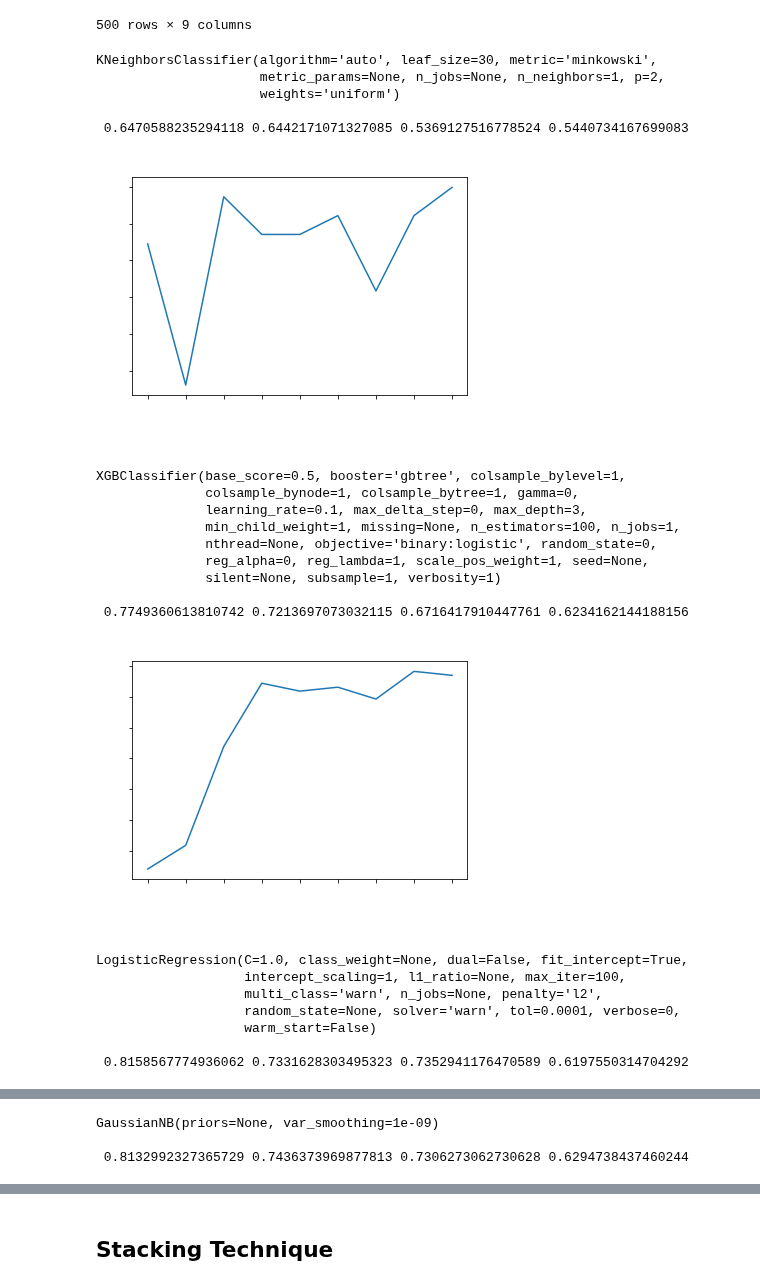
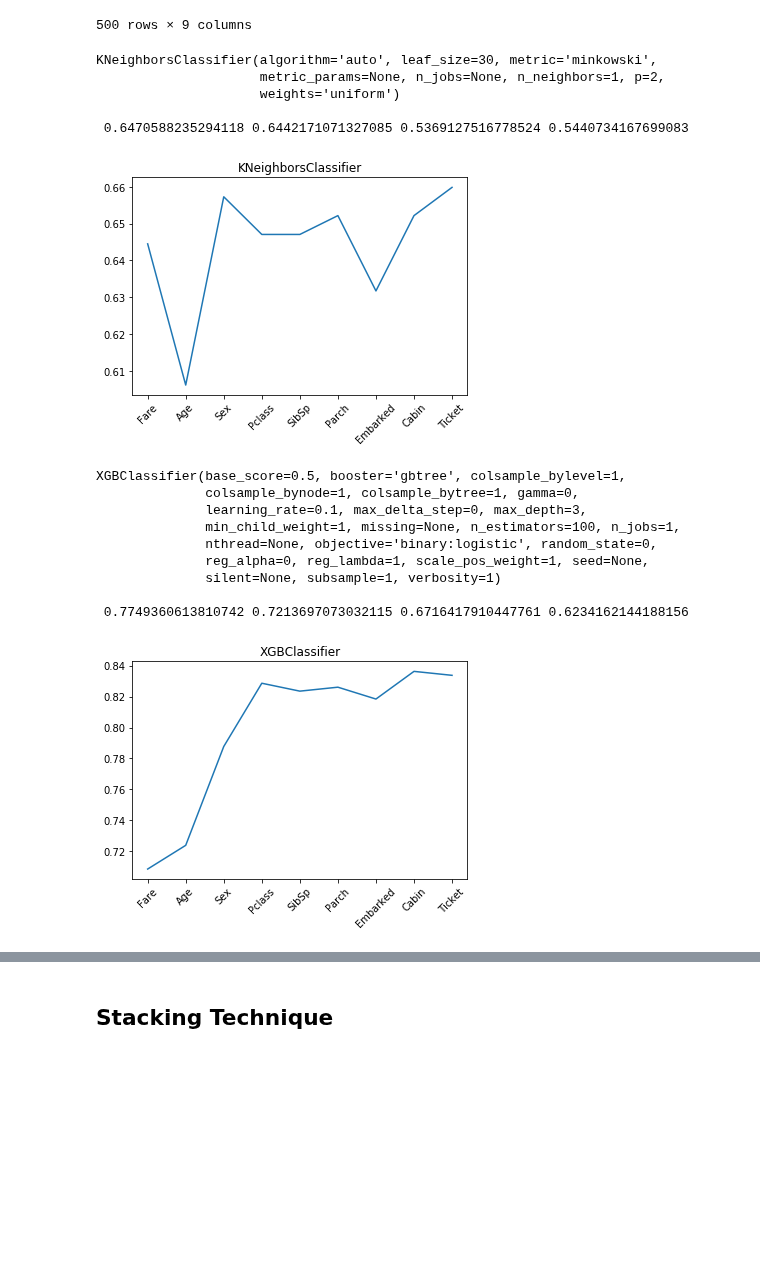
Before and after one commit to LeoFernanndes/notebooks, a Jupyter notebook: titanic_3.ipynb, the cells around one changed output, grey strips where cells are left out. Cells and saved outputs as stored; diff of their text form; code cells hidden in the pictures; blank space fills up the shorter version.

```diff
--- a/titanic_3.ipynb
+++ b/titanic_3.ipynb
@@ -118,37 +118,37 @@ for clf in classifiers:
       f1 = f1_score(y_pred, y_test)
       f1_list.append(f1)
 
       y_axis.append(accuracy)
       x_axis.append(colunas[m])
 
       dataframe = pd.DataFrame({iter: y_pred}, index= titanic_test.index)
 
       df_resultados = pd.concat([df_resultados, dataframe], axis= 1)
 
     df_resultados['Final'] = df_resultados.drop(['PassengerId'], axis= 1).mode(axis= 1)[0]
     df_resultados['Porcentagem'] = df_resultados.drop(['PassengerId'], axis= 1).mean(axis= 1)
     accuracy_serie = pd.Series(accuracy_list).sort_values(ascending= True)
     f1_serie = pd.Series(f1_list).sort_values(ascending= True)
 
 
     final_accuracy = accuracy_score(df_resultados['Final'], y_test)
     final_f1 = f1_score(df_resultados['Final'], y_test)
 
 
   print(clf, 2*'\n', final_accuracy, accuracy_serie.mean(), final_f1, f1_serie.mean(), 2*'\n')
 
   plt.plot(x_axis, y_axis)
-  plt.xticks(rotation= 45, color= 'white')
-  plt.yticks(color= 'white')
-  plt.title(str(clf).split('(')[0], color= 'white')
+  plt.xticks(rotation= 45)
+  plt.yticks()
+  plt.title(str(clf).split('(')[0])
   plt.show()
 # %% [output]
 KNeighborsClassifier(algorithm='auto', leaf_size=30, metric='minkowski',
                      metric_params=None, n_jobs=None, n_neighbors=1, p=2,
                      weights='uniform')
 
  0.6470588235294118 0.6442171071327085 0.5369127516778524 0.5440734167699083
-[figure, old version]
+[figure, new version]
 XGBClassifier(base_score=0.5, booster='gbtree', colsample_bylevel=1,
               colsample_bynode=1, colsample_bytree=1, gamma=0,
               learning_rate=0.1, max_delta_step=0, max_depth=3,
@@ -158,11 +158,4 @@ XGBClassifier(base_score=0.5, booster='gbtree', colsample_bylevel=1,
               silent=None, subsample=1, verbosity=1)
 
  0.7749360613810742 0.7213697073032115 0.6716417910447761 0.6234162144188156
-[figure, old version]
+[figure, new version]
-LogisticRegression(C=1.0, class_weight=None, dual=False, fit_intercept=True,
-                   intercept_scaling=1, l1_ratio=None, max_iter=100,
-                   multi_class='warn', n_jobs=None, penalty='l2',
-                   random_state=None, solver='warn', tol=0.0001, verbose=0,
-                   warm_start=False)
-
- 0.8158567774936062 0.7331628303495323 0.7352941176470589 0.6197550314704292
@@ -180,3 +161,0 @@ RandomForestClassifier(bootstrap=True, class_weight=None, criterion='gini',
-GaussianNB(priors=None, var_smoothing=1e-09)
-
- 0.8132992327365729 0.7436373969877813 0.7306273062730628 0.6294738437460244
```
Also changed, not shown: parts of 3 cells of this notebook.
